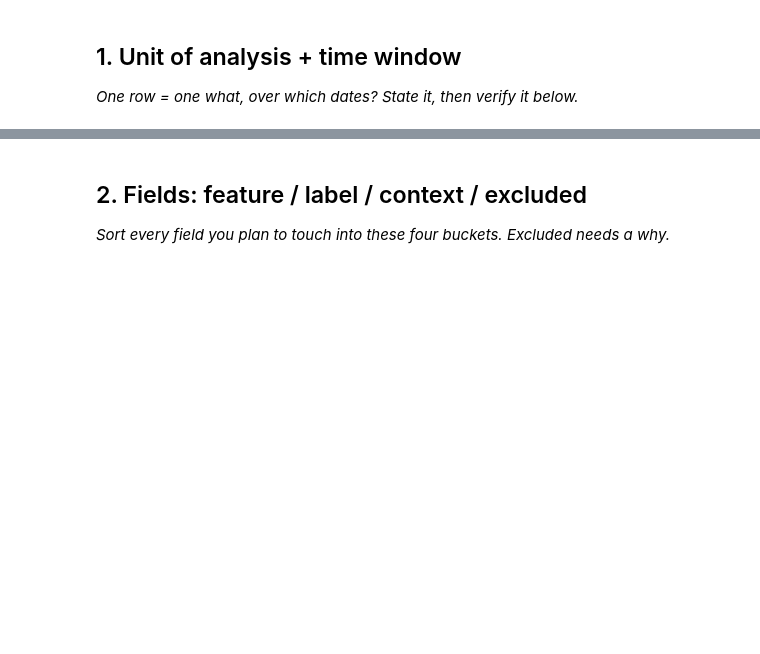
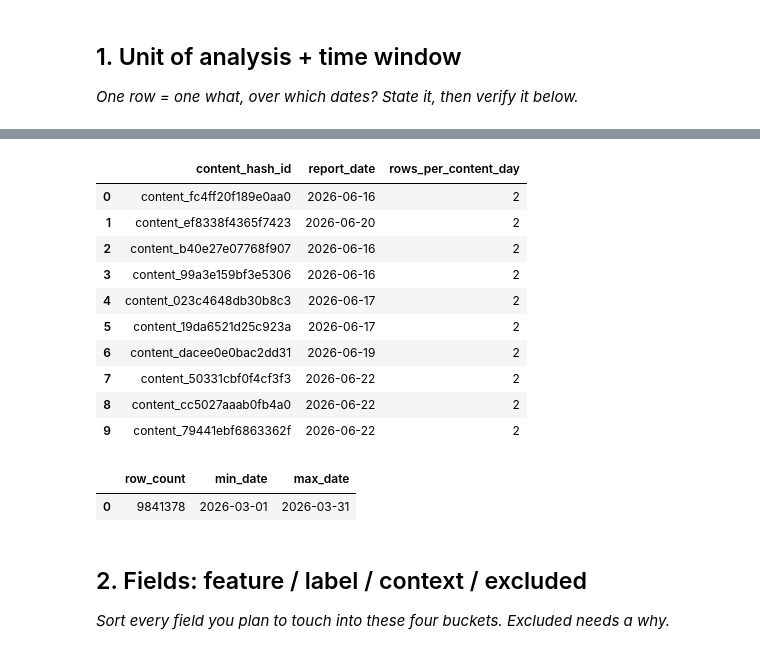
Before and after one commit to Lok997/flyrank-ml-internship, a Jupyter notebook: work/notebooks/w03_data_contract.ipynb, the cells around one changed output, grey strips where cells are left out. Cells and saved outputs as stored; diff of their text form; code cells hidden in the pictures; blank space fills up the shorter version.

```diff
--- a/work/notebooks/w03_data_contract.ipynb
+++ b/work/notebooks/w03_data_contract.ipynb
@@ -16,3 +73,44 @@ This skeleton is yours to fill. Work the sections **in order** — each one has
+# %%
+# Verify the grain:
+# one row should represent one content item per day
+
+con.sql("""
+SELECT
+    content_hash_id,
+    report_date,
+    COUNT(*) AS rows_per_content_day
+FROM fact_daily
+GROUP BY content_hash_id, report_date
+HAVING COUNT(*) > 1
+LIMIT 10
+""").df()
+# %% [output]
+|  | content_hash_id | report_date | rows_per_content_day |
+| 0 | content_fc4ff20f189e0aa0 | 2026-06-16 | 2 |
+| 1 | content_ef8338f4365f7423 | 2026-06-20 | 2 |
+| 2 | content_b40e27e07768f907 | 2026-06-16 | 2 |
+| 3 | content_99a3e159bf3e5306 | 2026-06-16 | 2 |
+| 4 | content_023c4648db30b8c3 | 2026-06-17 | 2 |
+| 5 | content_19da6521d25c923a | 2026-06-17 | 2 |
+| 6 | content_dacee0e0bac2dd31 | 2026-06-19 | 2 |
+| 7 | content_50331cbf0f4cf3f3 | 2026-06-22 | 2 |
+| 8 | content_cc5027aaab0fb4a0 | 2026-06-22 | 2 |
+| 9 | content_79441ebf6863362f | 2026-06-22 | 2 |
+# %%
+# Verify March 2026 row count and date range
+
+con.sql("""
+SELECT
+    COUNT(*) AS row_count,
+    MIN(report_date) AS min_date,
+    MAX(report_date) AS max_date
+FROM fact_daily
+WHERE report_date >= DATE '2026-03-01'
+  AND report_date < DATE '2026-04-01'
+""").df()
+# %% [output]
+|  | row_count | min_date | max_date |
+| 0 | 9841378 | 2026-03-01 | 2026-03-31 |
 # %% [markdown]
 ## 2. Fields: feature / label / context / excluded
 
```
Also changed, not shown: parts of 10 cells of this notebook.
